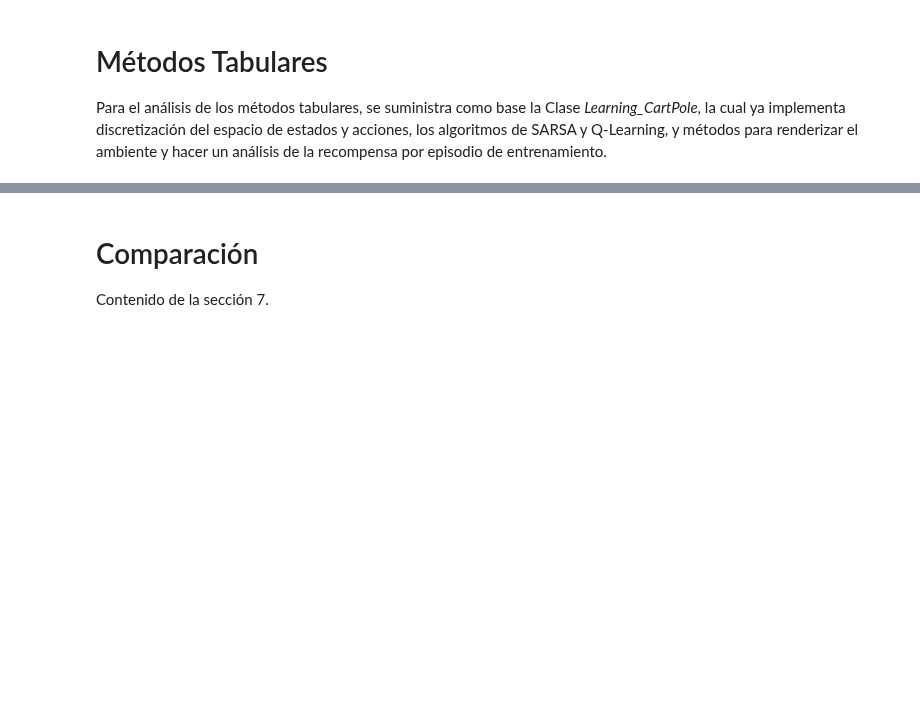
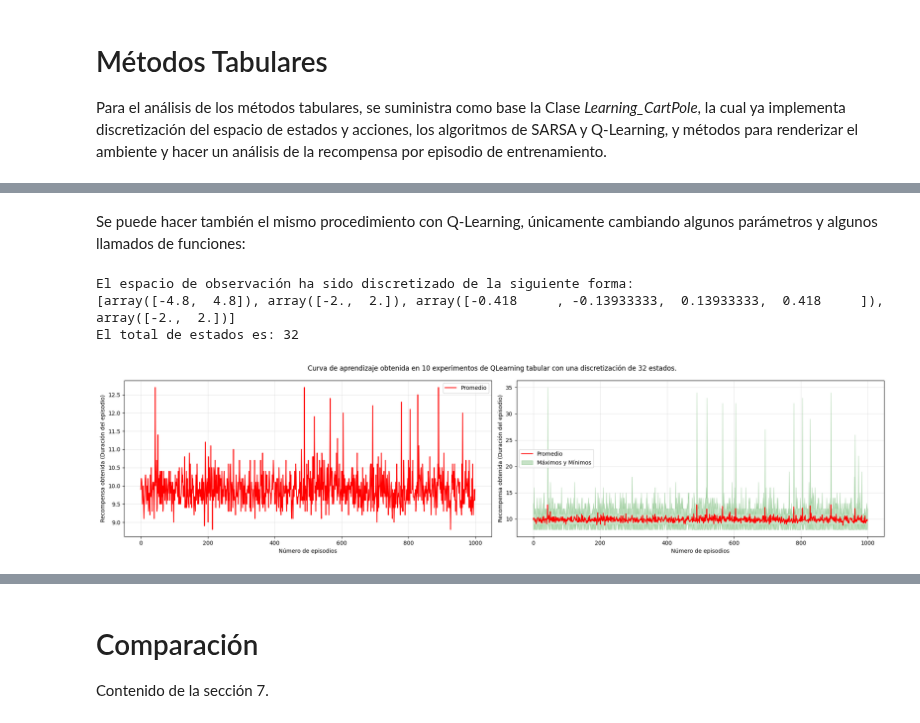
Before and after one commit to SSolanoRuniandes/Notebooks-Aprendizaje-por-Refuerzo-Profundo, a Jupyter notebook: TareaSemana1.ipynb, the cells around one changed output, grey strips where cells are left out. Drawn from its saved outputs; the diff is of its cells as text; code cells hidden in the pictures; blank space fills up the shorter version.

```diff
--- a/TareaSemana1.ipynb
+++ b/TareaSemana1.ipynb
@@ -454,0 +514,21 @@ Contenido de la sección 6.
+# %% [markdown]
+Se puede hacer también el mismo procedimiento con Q-Learning, únicamente cambiando algunos parámetros y algunos llamados de funciones:
+# %%
+#TRAIN Q-Learning
+#Ejemplo de un entrenamiento de un agente con Q-Learning
+
+# Se crea otro agente igual que en el caso de SARSA
+Agente_ejemplo_2=Learning_CartPole(gamma=1,alpha=0.1,epsilon=0.1,env_name='CartPole-v1',divisions_per_variable=(2,2,4,2))
+
+#Revisamos los estados discretizados
+print("El espacio de observación ha sido discretizado de la siguiente forma:")
+print(Agente_ejemplo_2.bins)
+print("El total de estados es:",len(Agente_ejemplo_2.states))
+
+#Para el entrenamiento, mantenemos los mismos parámetros de SARSA, únicamente se debe cambiar el método
+mean_reward_QLearning=Agente_ejemplo_2.Plot_LearningCurve(method='QLearning',number_of_experiments=10,number_of_episodes=1000)
+# %% [output]
+El espacio de observación ha sido discretizado de la siguiente forma:
+[array([-4.8,  4.8]), array([-2.,  2.]), array([-0.418     , -0.13933333,  0.13933333,  0.418     ]), array([-2.,  2.])]
+El total de estados es: 32
+[figure, added]
```
Also changed, not shown: parts of 14 cells of this notebook.
